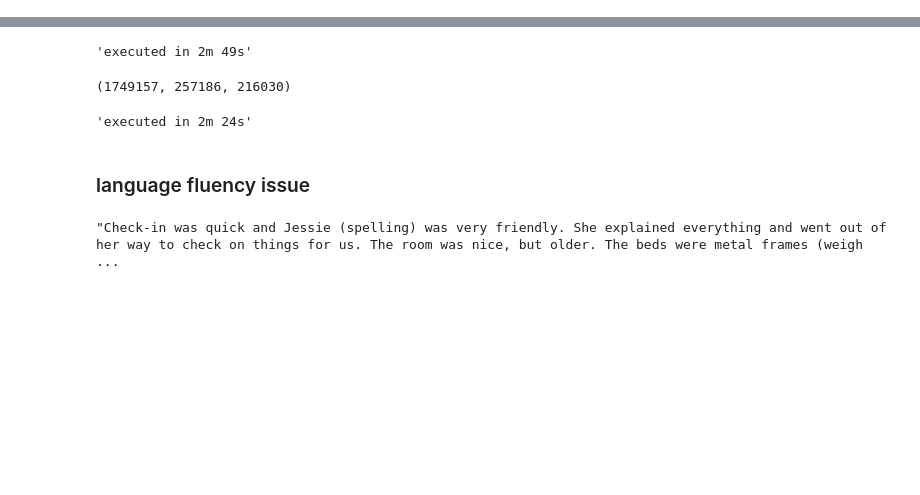
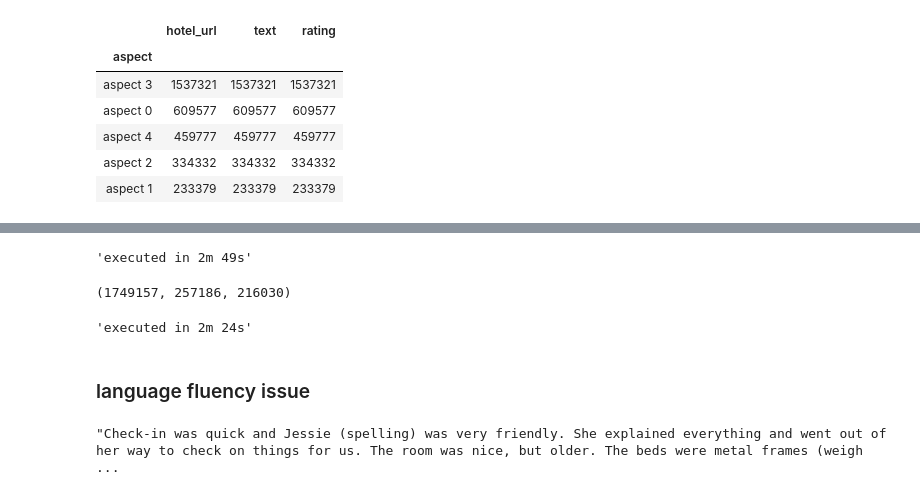
Before and after one commit to Saibo-creator/Text-Summrize-Project, a Jupyter notebook: datasets/original_csv_data/data_check.ipynb, the cells around one changed output, grey strips where cells are left out. Saved outputs shown, nothing was run; the diff lists cells and outputs as text; code cells hidden in the pictures; blank space fills up the shorter version.

```diff
--- a/datasets/original_csv_data/data_check.ipynb
+++ b/datasets/original_csv_data/data_check.ipynb
@@ -4,3 +4,16 @@ import pandas as pd
 import numpy as np
 %matplotlib inline
 import matplotlib.pyplot as plt
+# %%
+tot=pd.read_json('../hotel_mask_sing_asp_dataset/review.json')
+# %%
+tot['aspect']=tot['hotel_url'].apply(lambda x:x[:8])
+tot.groupby('aspect').count().sort_values('text',ascending=False)
+# %% [output]
+|  | hotel_url | text | rating |
+| aspect |  |  |  |
+| aspect 3 | 1537321 | 1537321 | 1537321 |
+| aspect 0 | 609577 | 609577 | 609577 |
+| aspect 4 | 459777 | 459777 | 459777 |
+| aspect 2 | 334332 | 334332 | 334332 |
+| aspect 1 | 233379 | 233379 | 233379 |
```
Also changed, not shown: parts of 3 cells of this notebook, 1 other file.
